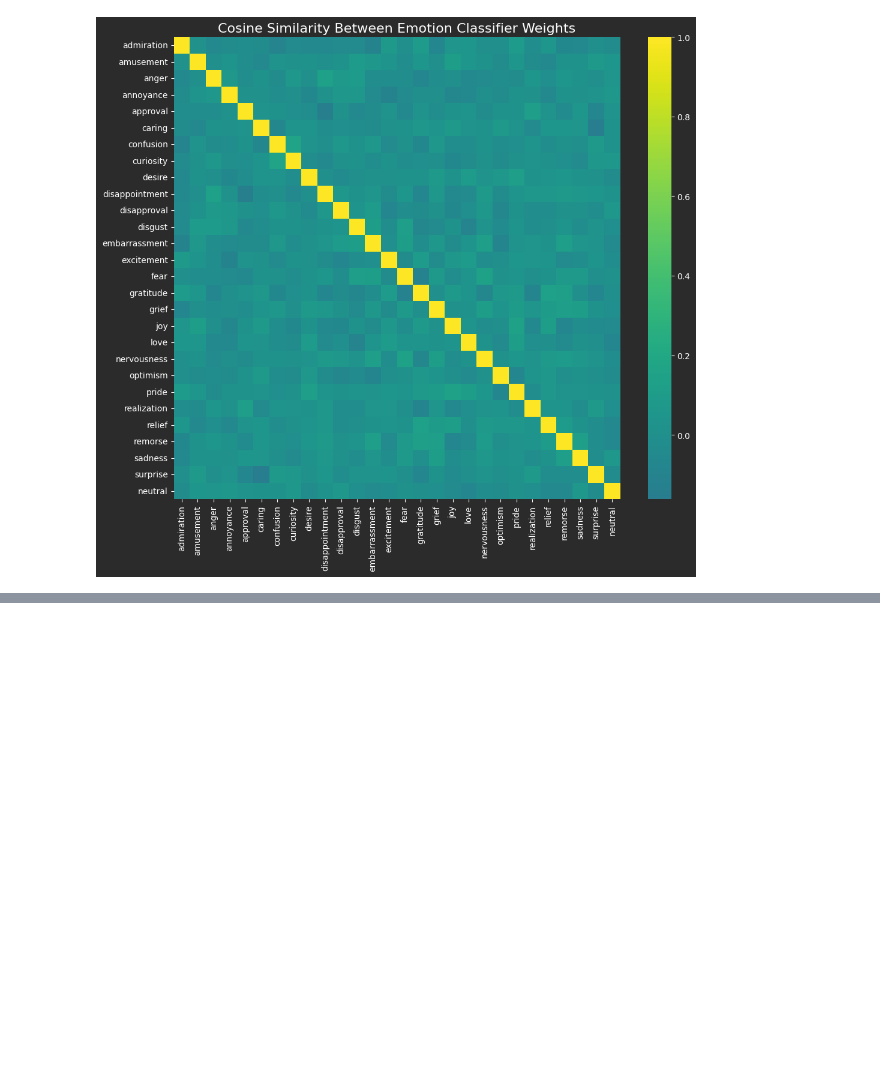
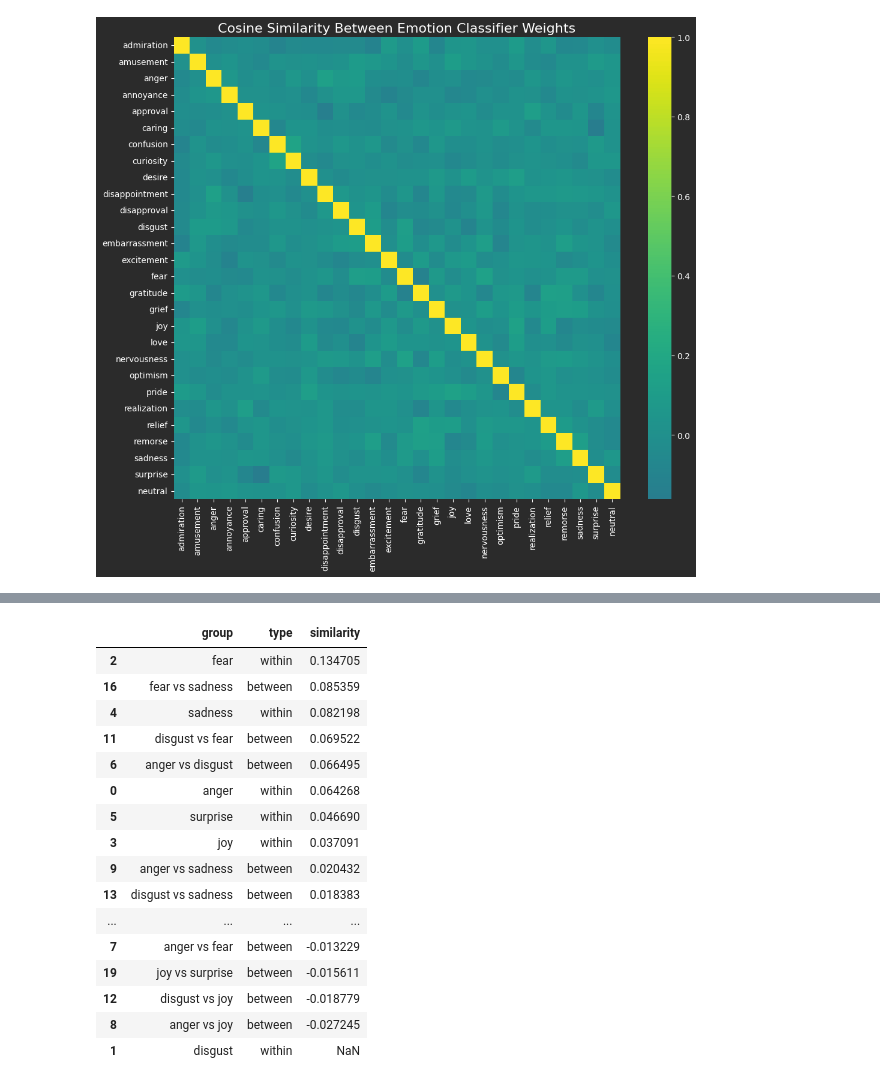
Before and after one commit to Gavin6305/DistilBERT-Emotion-Classification, a Jupyter notebook: walkthrough.ipynb, the cells around one changed output, grey strips where cells are left out. Cells and saved outputs as stored; diff of their text form; code cells hidden in the pictures; blank space fills up the shorter version.

```diff
--- a/walkthrough.ipynb
+++ b/walkthrough.ipynb
@@ -96,0 +113,20 @@ Let's inspect the
+# %%
+similarity_table(level='ekman')
+# %% [output]
+|  | group | type | similarity |
+| 2 | fear | within | 0.134705 |
+| 16 | fear vs sadness | between | 0.085359 |
+| 4 | sadness | within | 0.082198 |
+| 11 | disgust vs fear | between | 0.069522 |
+| 6 | anger vs disgust | between | 0.066495 |
+| 0 | anger | within | 0.064268 |
+| 5 | surprise | within | 0.046690 |
+| 3 | joy | within | 0.037091 |
+| 9 | anger vs sadness | between | 0.020432 |
+| 13 | disgust vs sadness | between | 0.018383 |
+| ... | ... | ... | ... |
+| 7 | anger vs fear | between | -0.013229 |
+| 19 | joy vs surprise | between | -0.015611 |
+| 12 | disgust vs joy | between | -0.018779 |
+| 8 | anger vs joy | between | -0.027245 |
+| 1 | disgust | within | NaN |
```
Also changed, not shown: parts of 8 cells of this notebook, 1 other file.
